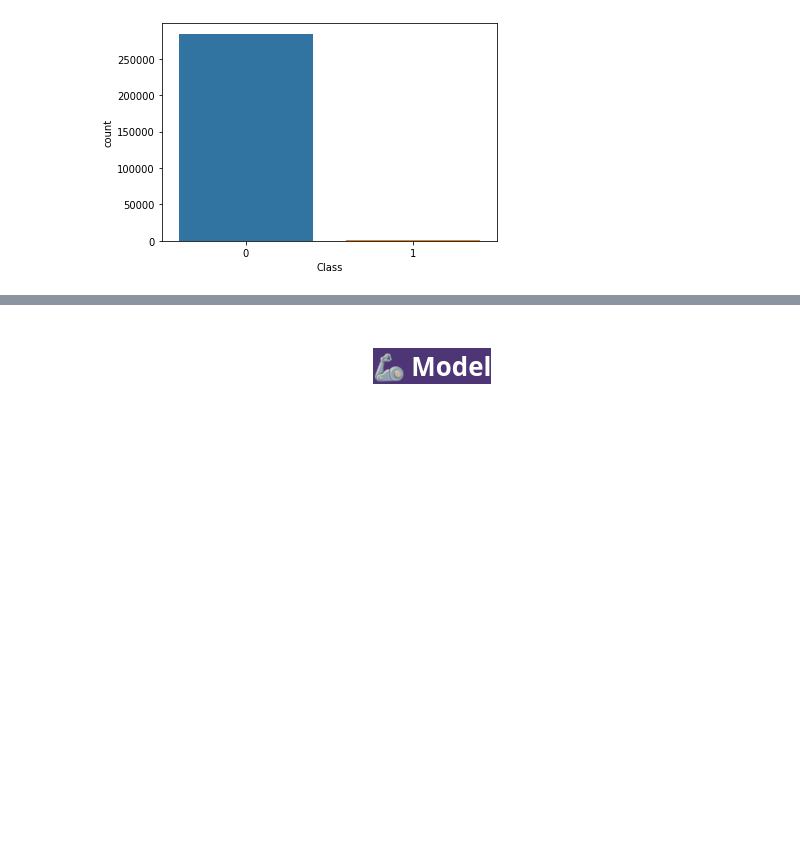
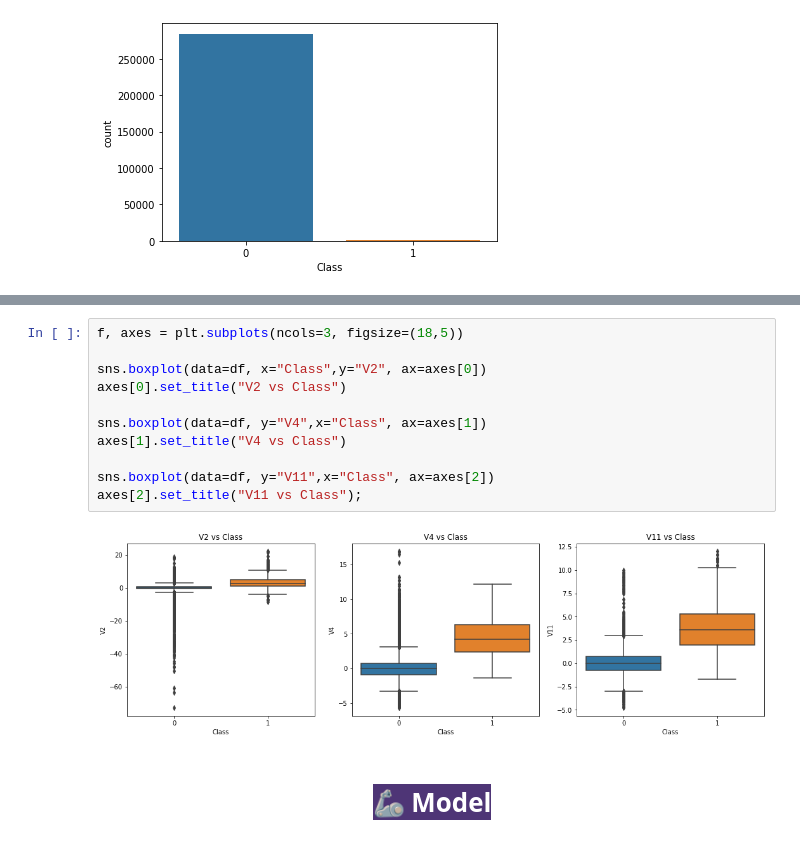
Before and after one commit to heyrobin/Fraud-Analysis, a Jupyter notebook: credit-card-fraud-analysis-eda.ipynb, the cells around one changed output, grey strips where cells are left out. Cells and saved outputs as stored; diff of their text form; blank space fills up the shorter version.

```diff
--- a/credit-card-fraud-analysis-eda.ipynb
+++ b/credit-card-fraud-analysis-eda.ipynb
@@ -125,3 +152,16 @@ sns.heatmap(df.corr(),annot=True)
+# %%
+f, axes = plt.subplots(ncols=3, figsize=(18,5))
+
+sns.boxplot(data=df, x="Class",y="V2", ax=axes[0])
+axes[0].set_title("V2 vs Class")
+
+sns.boxplot(data=df, y="V4",x="Class", ax=axes[1])
+axes[1].set_title("V4 vs Class")
+
+sns.boxplot(data=df, y="V11",x="Class", ax=axes[2])
+axes[2].set_title("V11 vs Class");
+# %% [output]
+[figure, added]
 # %% [markdown]
 
 <a id="3"></a>
```
Also changed, not shown: parts of 18 cells of this notebook.
